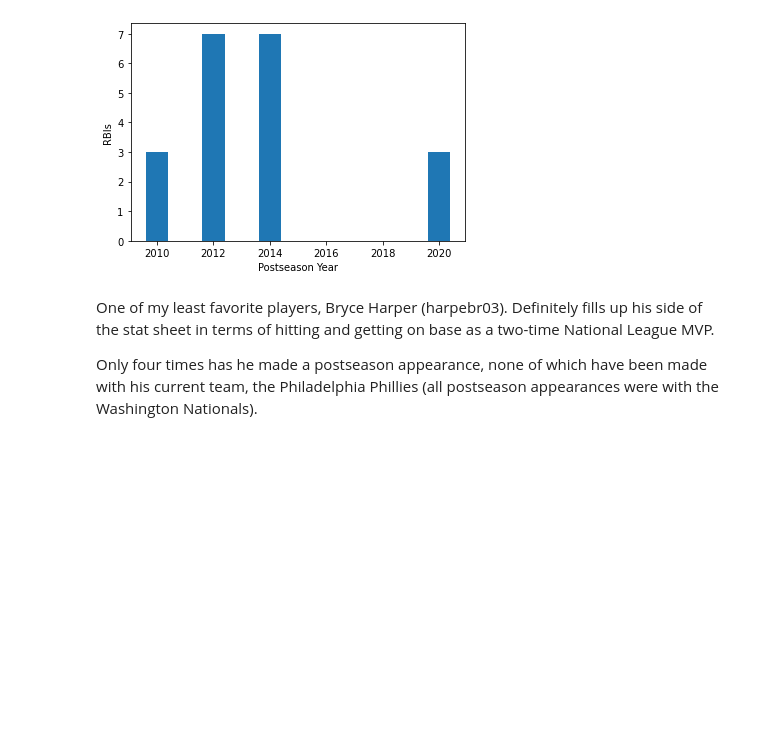
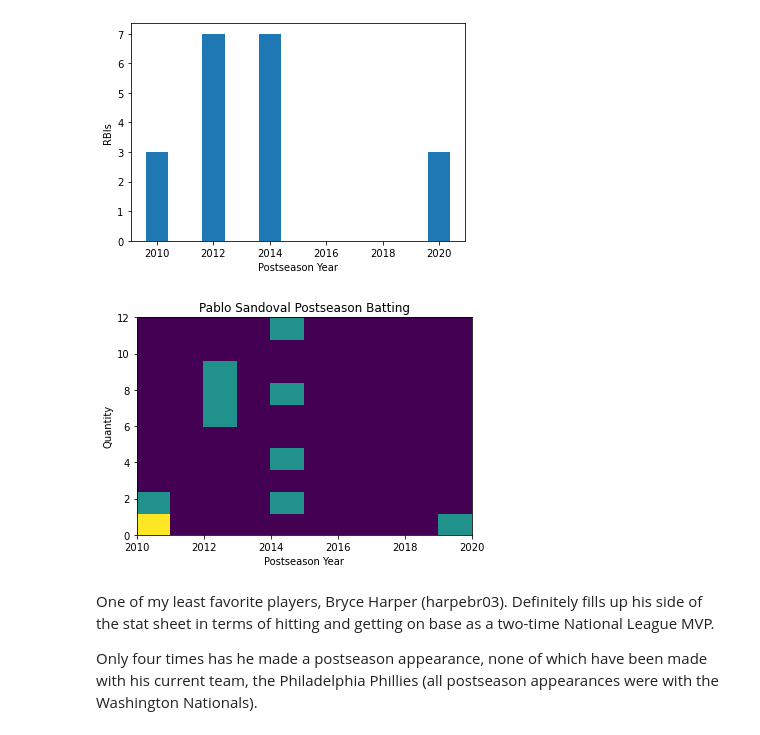
Before and after one commit to matthewjchin/baseballstats, a Jupyter notebook: psbat_analysis.ipynb, the cells around one changed output. Cells and saved outputs as stored; diff of their text form; code cells hidden in the pictures; blank space fills up the shorter version.

```diff
--- a/psbat_analysis.ipynb
+++ b/psbat_analysis.ipynb
@@ -88,6 +88,16 @@ plt.ylabel("RBIs")
 plt.show()
 # %% [output]
 [figure]
+# %%
+plt.hist2d(sando_psstats.yearID, sando_psstats.HR)
+plt.hist2d(sando_psstats.yearID, sando_psstats.RBI)
+plt.hist2d(sando_psstats.yearID, sando_psstats.H)
+plt.xlabel("Postseason Year")
+plt.ylabel("Quantity")
+plt.title("Pablo Sandoval Postseason Batting")
+plt.show()
+# %% [output]
+[figure, added]
 # %% [markdown]
 One of my least favorite players, Bryce Harper (harpebr03). Definitely fills up his side of the stat sheet in terms of hitting and getting on base as a two-time National League MVP.
 
```
